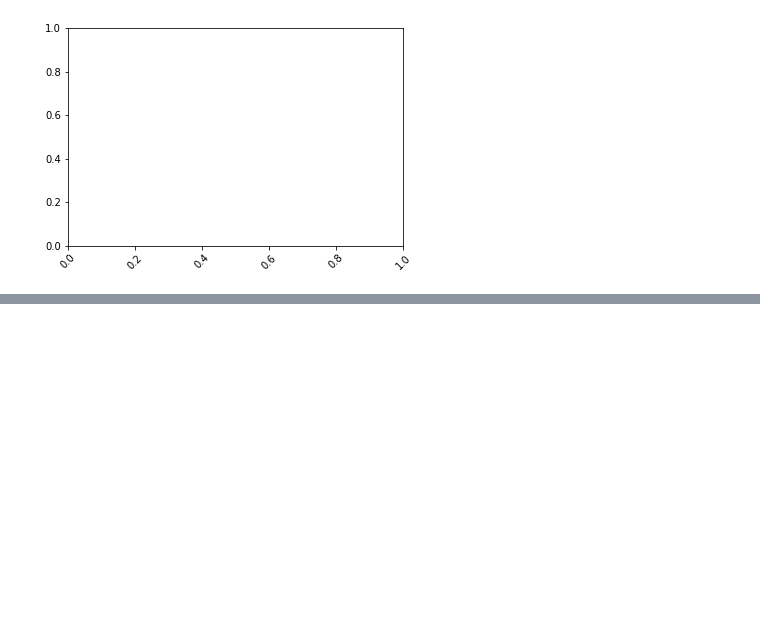
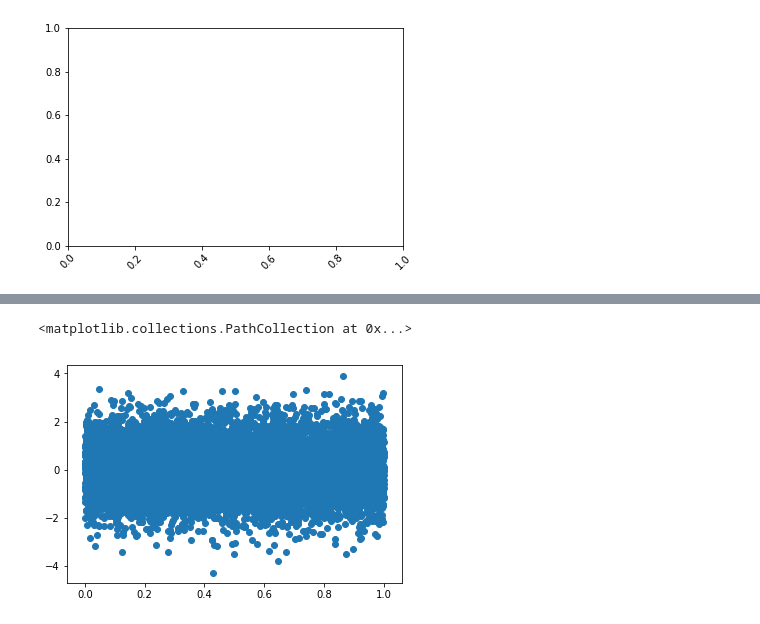
Before and after one commit to agarwalanant/matplotlib_practice, a Jupyter notebook: 1.ipynb, the cells around one changed output, grey strips where cells are left out. Saved outputs shown, nothing was run; the diff lists cells and outputs as text; code cells hidden in the pictures; blank space fills up the shorter version.

```diff
--- a/1.ipynb
+++ b/1.ipynb
@@ -145,0 +158,8 @@ NameError: name 'plt' is not defined
+# %%
+plt.figure()
+Y = np.random.normal(loc=0, scale=1.0, size=10000)
+X = np.random.random(size=10000)
+plt.scatter(X,Y)
+# %% [output]
+<matplotlib.collections.PathCollection at 0x...>
+[figure, added]
```
Also changed, not shown: parts of 10 cells of this notebook.
